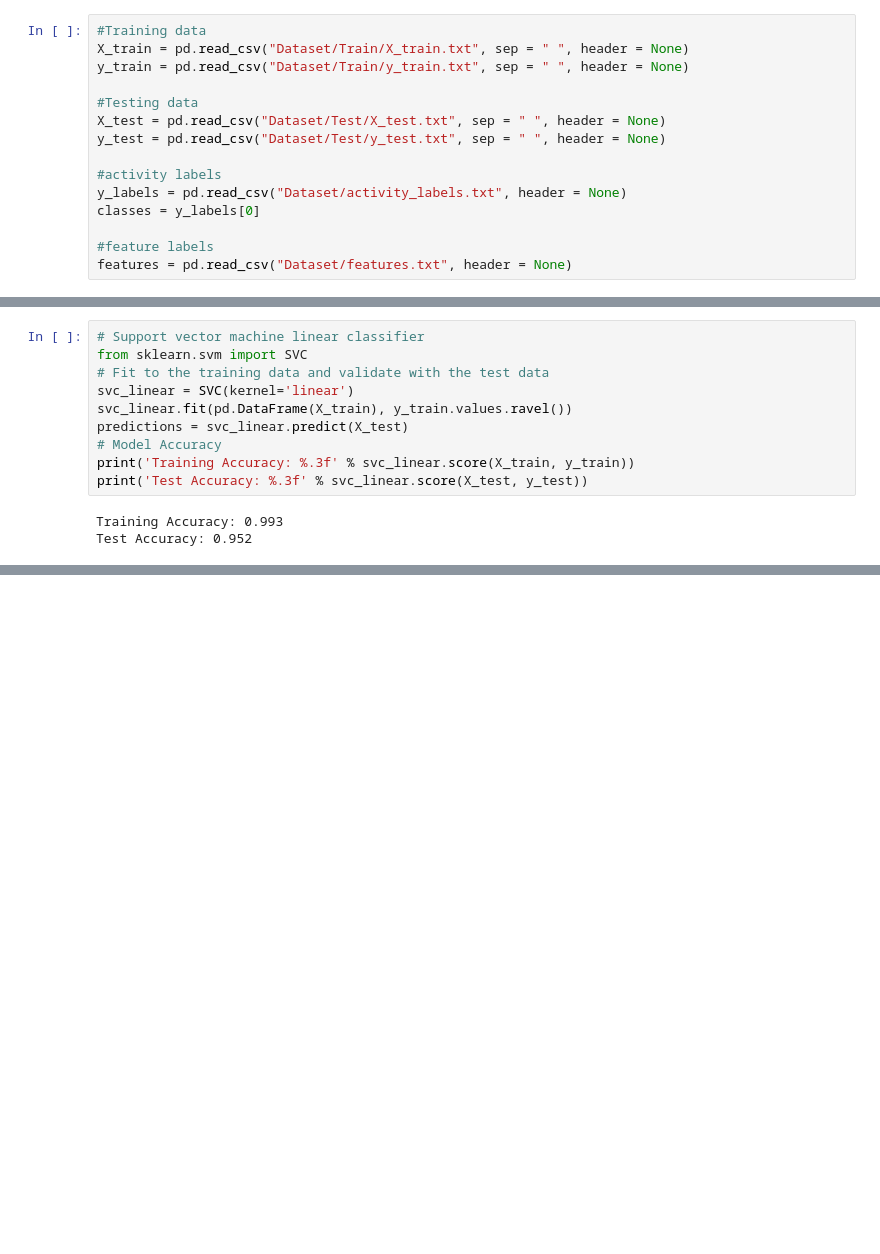
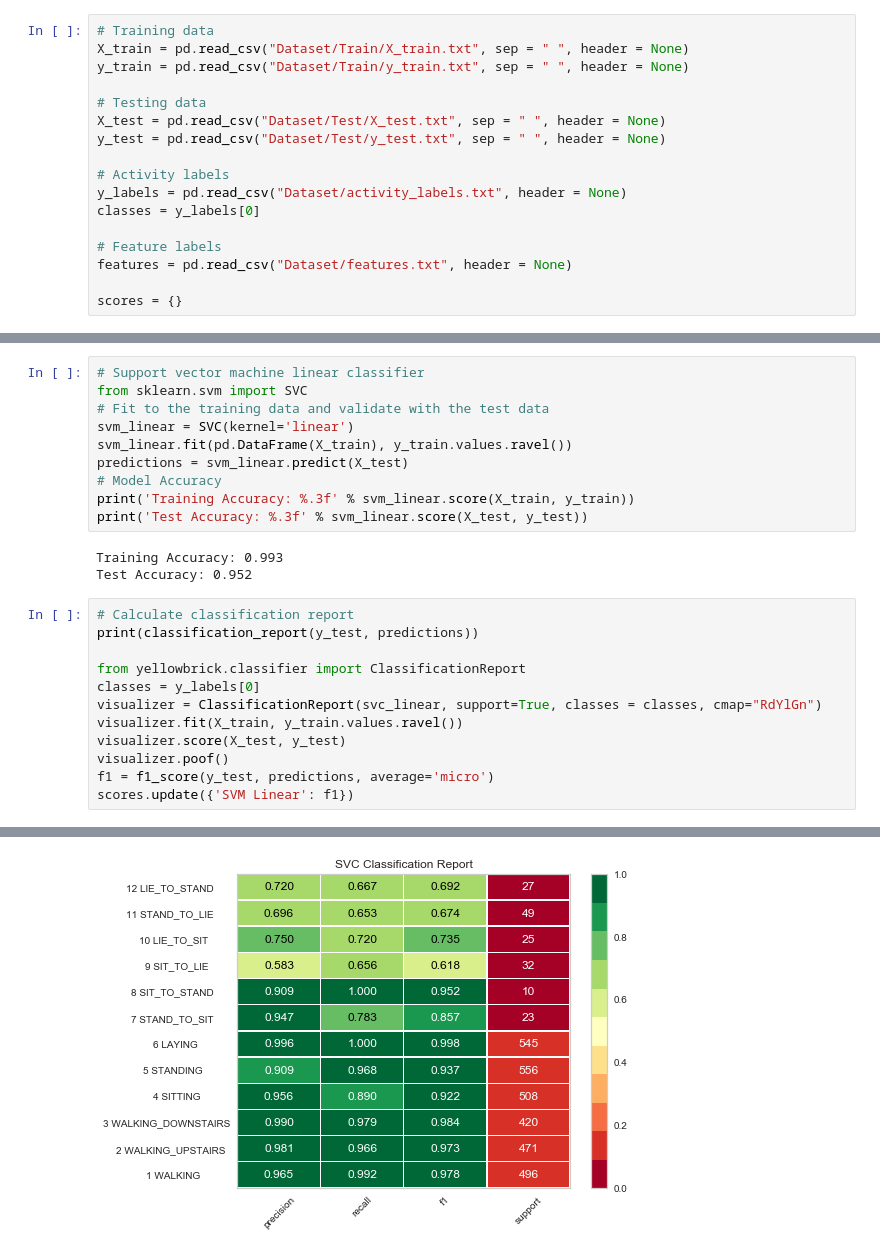
Before and after one commit to ykarki1/smart-move, a Jupyter notebook: SVM.ipynb, the cells around one changed output, grey strips where cells are left out. Cells and saved outputs as stored; diff of their text form; blank space fills up the shorter version.

```diff
--- a/SVM.ipynb
+++ b/SVM.ipynb
@@ -9,17 +7,19 @@ style.use("ggplot")
 # %% [markdown]
 # Read data
 # %%
-#Training data
+# Training data
 X_train = pd.read_csv("Dataset/Train/X_train.txt", sep = " ", header = None)
 y_train = pd.read_csv("Dataset/Train/y_train.txt", sep = " ", header = None)
 
-#Testing data
+# Testing data
 X_test = pd.read_csv("Dataset/Test/X_test.txt", sep = " ", header = None)
 y_test = pd.read_csv("Dataset/Test/y_test.txt", sep = " ", header = None)
 
-#activity labels
+# Activity labels
 y_labels = pd.read_csv("Dataset/activity_labels.txt", header = None)
 classes = y_labels[0]
 
-#feature labels
+# Feature labels
 features = pd.read_csv("Dataset/features.txt", header = None)
+
+scores = {}
@@ -88,12 +102,25 @@ print(grid.best_score_)
 # Support vector machine linear classifier
 from sklearn.svm import SVC
 # Fit to the training data and validate with the test data
-svc_linear = SVC(kernel='linear')
-svc_linear.fit(pd.DataFrame(X_train), y_train.values.ravel())
-predictions = svc_linear.predict(X_test)
+svm_linear = SVC(kernel='linear')
+svm_linear.fit(pd.DataFrame(X_train), y_train.values.ravel())
+predictions = svm_linear.predict(X_test)
 # Model Accuracy
-print('Training Accuracy: %.3f' % svc_linear.score(X_train, y_train))
-print('Test Accuracy: %.3f' % svc_linear.score(X_test, y_test))
+print('Training Accuracy: %.3f' % svm_linear.score(X_train, y_train))
+print('Test Accuracy: %.3f' % svm_linear.score(X_test, y_test))
 # %% [output]
 Training Accuracy: 0.993
 Test Accuracy: 0.952
+# %%
+# Calculate classification report
+print(classification_report(y_test, predictions))
+
+from yellowbrick.classifier import ClassificationReport
+classes = y_labels[0]
+visualizer = ClassificationReport(svc_linear, support=True, classes = classes, cmap="RdYlGn")
+visualizer.fit(X_train, y_train.values.ravel())
+visualizer.score(X_test, y_test)
+visualizer.poof()
+f1 = f1_score(y_test, predictions, average='micro')
+scores.update({'SVM Linear': f1})
+# %% [output]
@@ -99,0 +145 @@ Test Accuracy: 0.952
+[figure, added]
```
Also changed, not shown: parts of 21 cells of this notebook.
